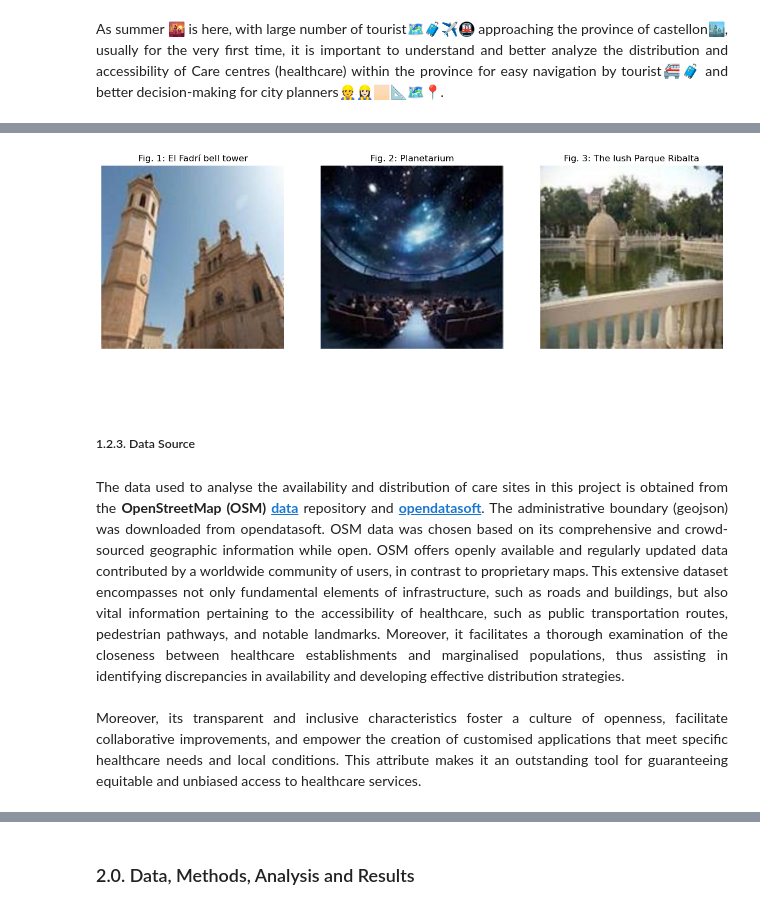
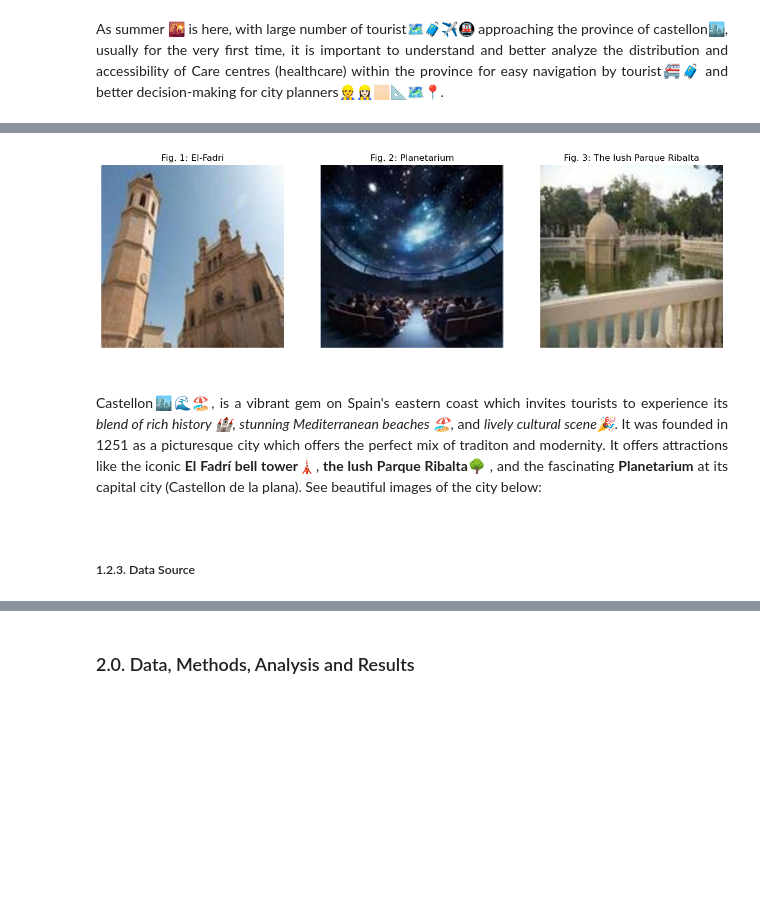
Before and after one commit to FisanUJI/care-centers-castellon, a Jupyter notebook: notebooks/analysis_notebook.ipynb, the cells around one changed output, grey strips where cells are left out. Cells and saved outputs as stored; diff of their text form; code cells hidden in the pictures; blank space fills up the shorter version.

```diff
--- a/notebooks/analysis_notebook.ipynb
+++ b/notebooks/analysis_notebook.ipynb
@@ -108,22 +117,17 @@ Castellon🏙️🌊🏖️, is a vibrant gem on Spain's eastern coast which inv
 # %%
 # Path to your image file
-image_paths = [(r"C:\Users\msi\OneDrive\Projects\Data-Pop_Alliance_Projects\Project_1\images\img1_El-Fadri.jpg",
-            "Fig. 1: El Fadrí bell tower"),
-           (r"C:\Users\msi\OneDrive\Projects\Data-Pop_Alliance_Projects\Project_1\images\img2_Planetarium.jpeg",
-           "Fig. 2: Planetarium"),
-           (r"C:\Users\msi\OneDrive\Projects\Data-Pop_Alliance_Projects\Project_1\images\img3_lush_Parque_ribalta.jpeg",
-           "Fig. 3: The lush Parque Ribalta")]
+image_paths = [("img/img1_El-Fadri.jpg", "Fig. 1: El-Fadri"),
+               ("img/img2_Planetarium.jpeg", "Fig. 2: Planetarium"),
+               ("img/img3_lush_Parque_ribalta.jpeg", "Fig. 3: The lush Parque Ribalta")]
 
 # Creates subplots
 num_images = len(image_paths) # Gets the number of images to be used for the "ncol" parameter in the subplot.
 fig, axes = plt.subplots(1, num_images, figsize=(15,5))
 
 for ax, (path, caption) in zip(axes, image_paths):
     img = mpimg.imread(path)
     ax.imshow(img)
-    ax.axis('off')  # Hides the axes
+    ax.axis('off')  # Hide the axes
     ax.set_title(caption)
 # %% [output]
-[figure, old version]
+[figure, new version]
-# %% [markdown]
-<br>
@@ -146,9 +134,8 @@ for ax, (path, caption) in zip(axes, image_paths):
+# %% [markdown]
+<br>
+<div style="text-align: justify">
+Castellon🏙️🌊🏖️, is a vibrant gem on Spain's eastern coast which invites tourists to experience its <i>blend of rich history 🏰</i>, <i>stunning Mediterranean beaches 🏖️</i>, and <i>lively cultural scene🎉</i>. It was founded in 1251 as a picturesque city which offers the perfect mix of traditon and modernity. It offers attractions like the iconic  <b>El Fadrí bell tower🗼</b>, <b>the lush Parque Ribalta🌳</b> , and the fascinating <b>Planetarium</b> at its capital city (Castellon de la plana). See beautiful images of the city below:
+</div>
+<br>
 # %% [markdown]
 ##### 1.2.3. Data Source
-# %% [markdown]
-<div style="text-align: justify">
-The data used to analyse the availability and distribution of care sites in this project is obtained from the <b>OpenStreetMap (OSM) </b><a href="https://www.openstreetmap.org/#map=6/40.413/-3.801"><b>data<b></a> repository and <a href="https://public.opendatasoft.com/explore/dataset/georef-spain-provincia/map/?disjunctive.acom_code&disjunctive.acom_name&disjunctive.prov_code&disjunctive.prov_name&refine.prov_name=Castell%C3%B3&location=9,40.25379,-0.07799&basemap=jawg.light"><b>opendatasoft</b></a>. The administrative boundary (geojson) was downloaded from opendatasoft. OSM data was chosen based on its comprehensive and crowd-sourced geographic information while open. OSM offers openly available and regularly updated data contributed by a worldwide community of users, in contrast to proprietary maps. This extensive dataset encompasses not only fundamental elements of infrastructure, such as roads and buildings, but also vital information pertaining to the accessibility of healthcare, such as public transportation routes, pedestrian pathways, and notable landmarks. Moreover, it facilitates a thorough examination of the closeness between healthcare establishments and marginalised populations, thus assisting in identifying discrepancies in availability and developing effective distribution strategies.
-<br><br>
-Moreover, its transparent and inclusive characteristics foster a culture of openness, facilitate collaborative improvements, and empower the creation of customised applications that meet specific healthcare needs and local conditions. This attribute makes it an outstanding tool for guaranteeing equitable and unbiased access to healthcare services.
-
-</div>
```
Also changed, not shown: parts of 26 cells of this notebook, 3 other files.
